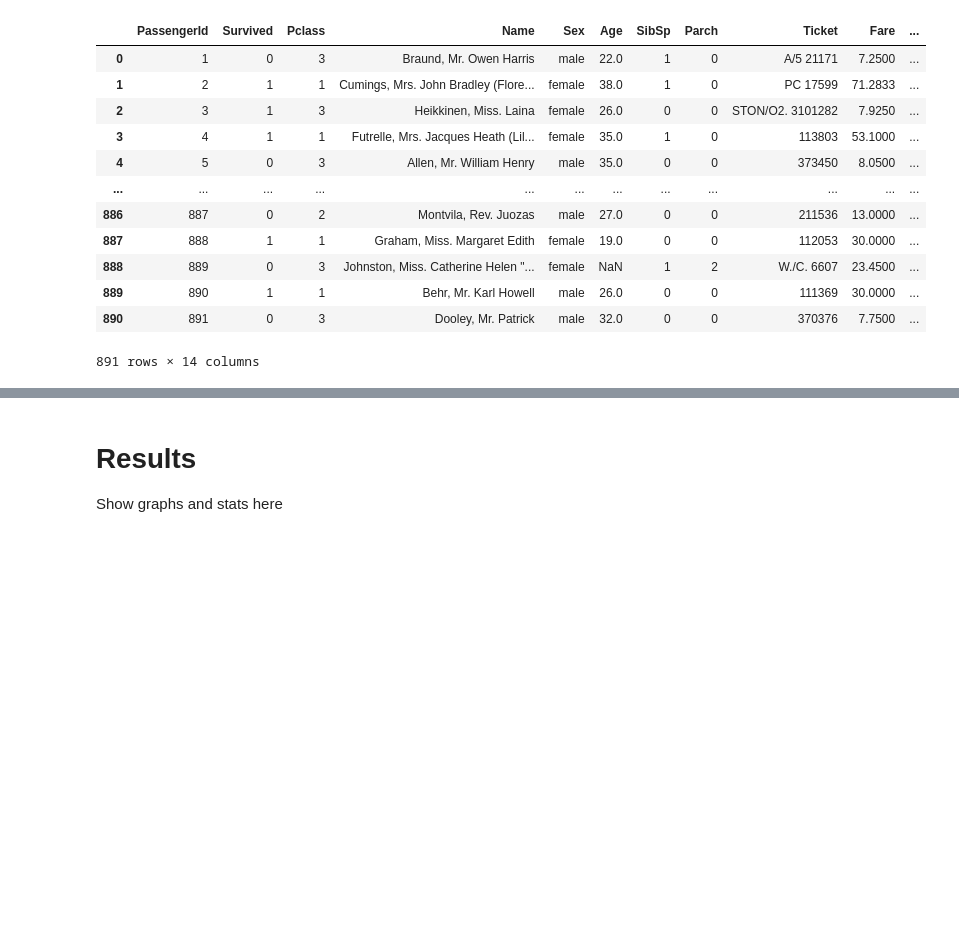
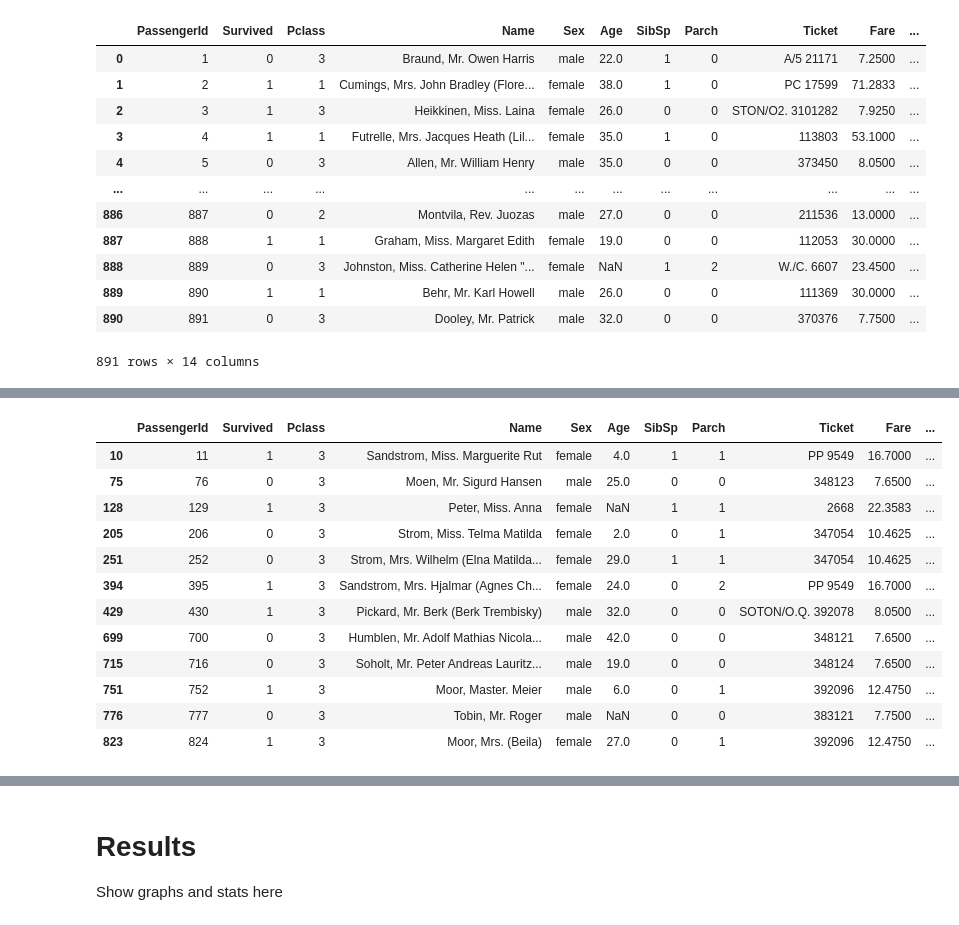
Before and after one commit to sbmoyano/data_science_projects, a Jupyter notebook: kaggle_titanic_competition/kaggle_titanic_competition_classification.ipynb, the cells around one changed output, grey strips where cells are left out. Drawn from its saved outputs; the diff is of its cells as text; code cells hidden in the pictures; blank space fills up the shorter version.

```diff
--- a/kaggle_titanic_competition/kaggle_titanic_competition_classification.ipynb
+++ b/kaggle_titanic_competition/kaggle_titanic_competition_classification.ipynb
@@ -168,0 +192,16 @@ For this, let's create a Custom Transformer, so we can apply it to the test data
+# %%
+train[(train["Pclass"] == 3) & (train["Cabin"].notnull())]
+# %% [output]
+|  | PassengerId | Survived | Pclass | Name | Sex | Age | SibSp | Parch | Ticket | Fare | ... |
+| 10 | 11 | 1 | 3 | Sandstrom, Miss. Marguerite Rut | female | 4.0 | 1 | 1 | PP 9549 | 16.7000 | ... |
+| 75 | 76 | 0 | 3 | Moen, Mr. Sigurd Hansen | male | 25.0 | 0 | 0 | 348123 | 7.6500 | ... |
+| 128 | 129 | 1 | 3 | Peter, Miss. Anna | female | NaN | 1 | 1 | 2668 | 22.3583 | ... |
+| 205 | 206 | 0 | 3 | Strom, Miss. Telma Matilda | female | 2.0 | 0 | 1 | 347054 | 10.4625 | ... |
+| 251 | 252 | 0 | 3 | Strom, Mrs. Wilhelm (Elna Matilda... | female | 29.0 | 1 | 1 | 347054 | 10.4625 | ... |
+| 394 | 395 | 1 | 3 | Sandstrom, Mrs. Hjalmar (Agnes Ch... | female | 24.0 | 0 | 2 | PP 9549 | 16.7000 | ... |
+| 429 | 430 | 1 | 3 | Pickard, Mr. Berk (Berk Trembisky) | male | 32.0 | 0 | 0 | SOTON/O.Q. 392078 | 8.0500 | ... |
+| 699 | 700 | 0 | 3 | Humblen, Mr. Adolf Mathias Nicola... | male | 42.0 | 0 | 0 | 348121 | 7.6500 | ... |
+| 715 | 716 | 0 | 3 | Soholt, Mr. Peter Andreas Lauritz... | male | 19.0 | 0 | 0 | 348124 | 7.6500 | ... |
+| 751 | 752 | 1 | 3 | Moor, Master. Meier | male | 6.0 | 0 | 1 | 392096 | 12.4750 | ... |
+| 776 | 777 | 0 | 3 | Tobin, Mr. Roger | male | NaN | 0 | 0 | 383121 | 7.7500 | ... |
+| 823 | 824 | 1 | 3 | Moor, Mrs. (Beila) | female | 27.0 | 0 | 1 | 392096 | 12.4750 | ... |
```
Also changed, not shown: parts of 18 cells of this notebook.
